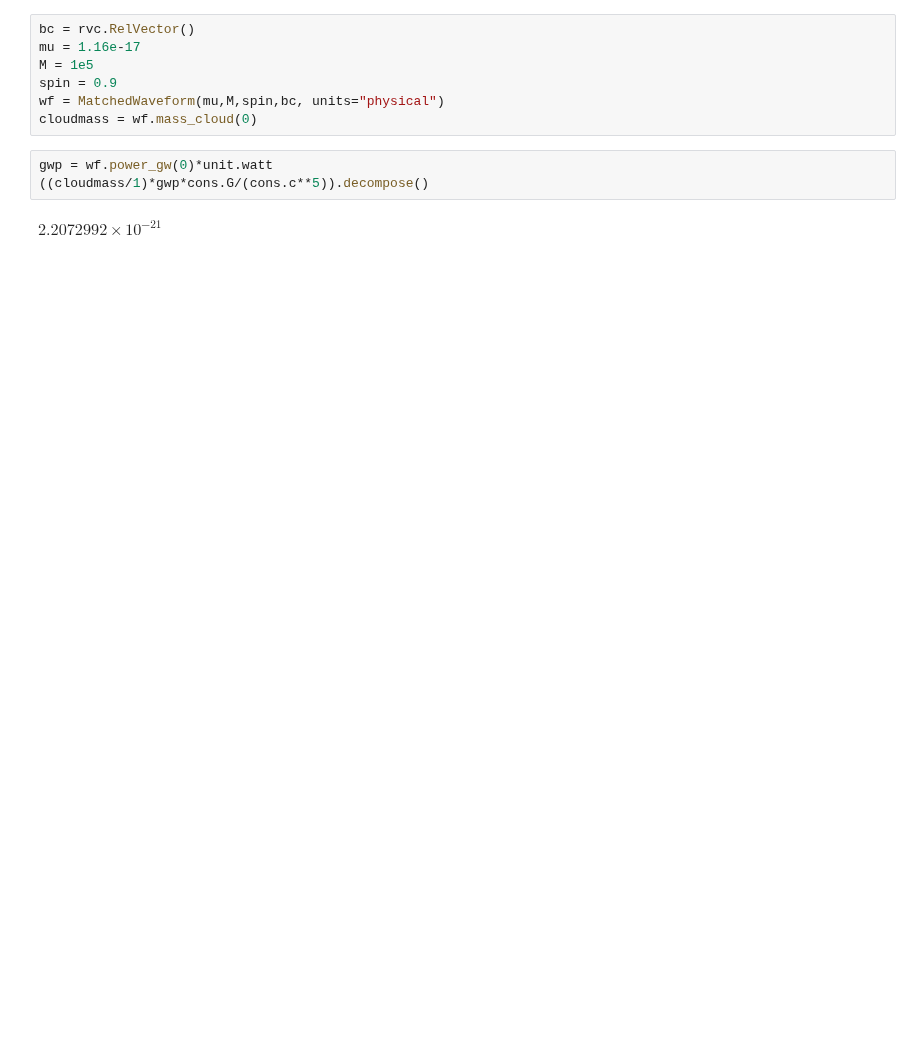
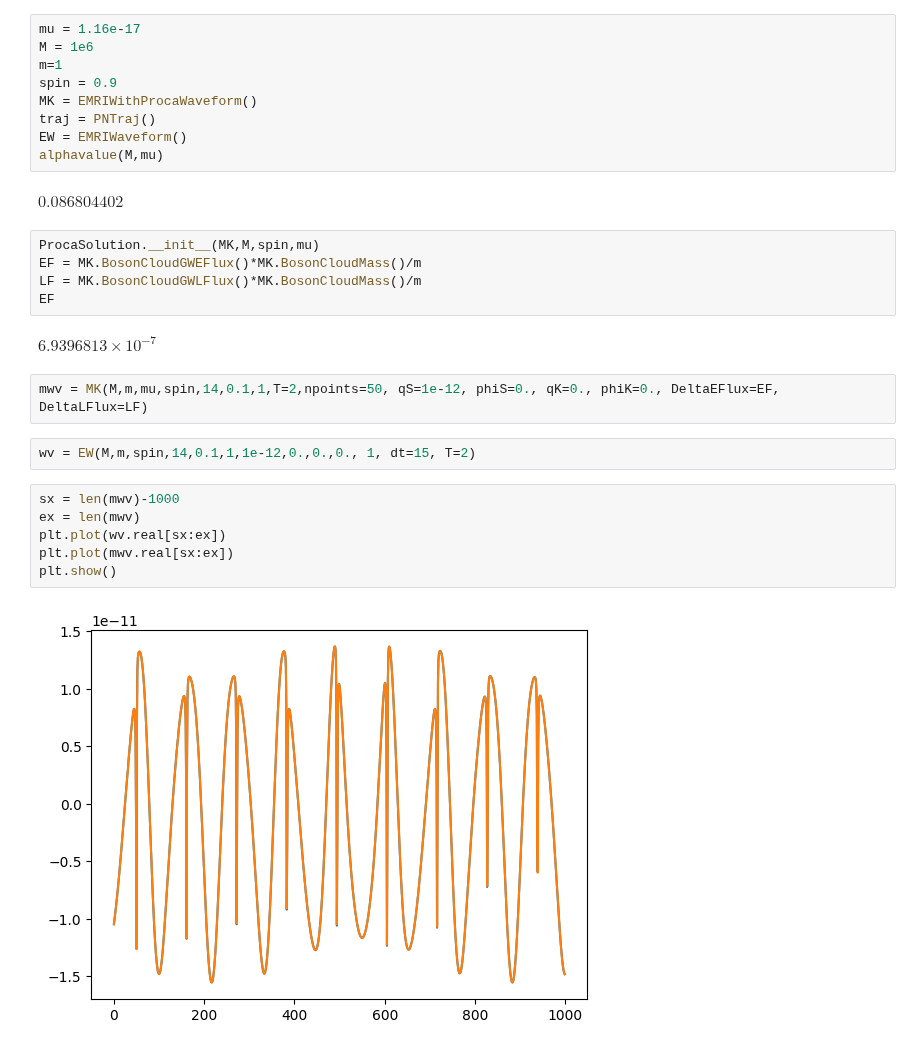
Before and after one commit to Shaun-F/GWGenerator, a Jupyter notebook: Debugging/Untitled.ipynb, the cells around one changed output. Saved outputs shown, nothing was run; the diff lists cells and outputs as text; blank space fills up the shorter version.

```diff
--- a/Debugging/Untitled.ipynb
+++ b/Debugging/Untitled.ipynb
@@ -19,12 +15,30 @@ from superrad.matched_waveform import *
 # %%
-bc = rvc.RelVector()
 mu = 1.16e-17
-M = 1e5
+M = 1e6
+m=1
 spin = 0.9
-wf = MatchedWaveform(mu,M,spin,bc, units="physical")
-cloudmass = wf.mass_cloud(0)
+MK = EMRIWithProcaWaveform()
+traj = PNTraj()
+EW = EMRIWaveform()
+alphavalue(M,mu)
+# %% [output]
+$0.086804402 \; \mathrm{}$
-# %%
-gwp = wf.power_gw(0)*unit.watt
-((cloudmass/1)*gwp*cons.G/(cons.c**5)).decompose()
-# %% [output]
-$2.2072992 \times 10^{-21} \; \mathrm{}$
+# %%
+ProcaSolution.__init__(MK,M,spin,mu)
+EF = MK.BosonCloudGWEFlux()*MK.BosonCloudMass()/m
+LF = MK.BosonCloudGWLFlux()*MK.BosonCloudMass()/m
+EF
+# %% [output]
+$6.9396813 \times 10^{-7} \; \mathrm{}$
+# %%
+mwv = MK(M,m,mu,spin,14,0.1,1,T=2,npoints=50, qS=1e-12, phiS=0., qK=0., phiK=0., DeltaEFlux=EF, DeltaLFlux=LF)
+# %%
+wv = EW(M,m,spin,14,0.1,1,1e-12,0.,0.,0., 1, dt=15, T=2)
+# %%
+sx = len(mwv)-1000
+ex = len(mwv)
+plt.plot(wv.real[sx:ex])
+plt.plot(mwv.real[sx:ex])
+plt.show()
+# %% [output]
+[figure, added]
```
Also changed, not shown: parts of 3 cells of this notebook, 4 other files.
